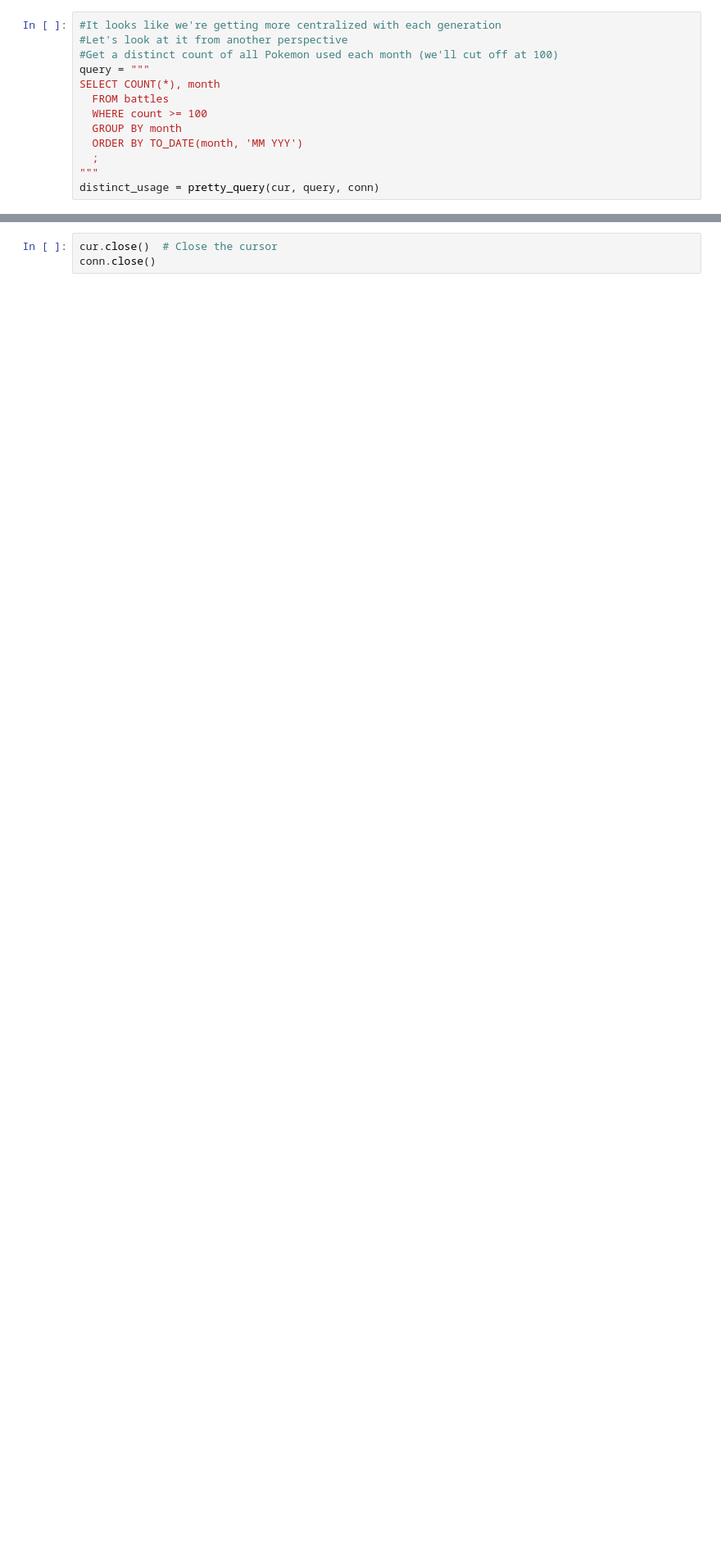
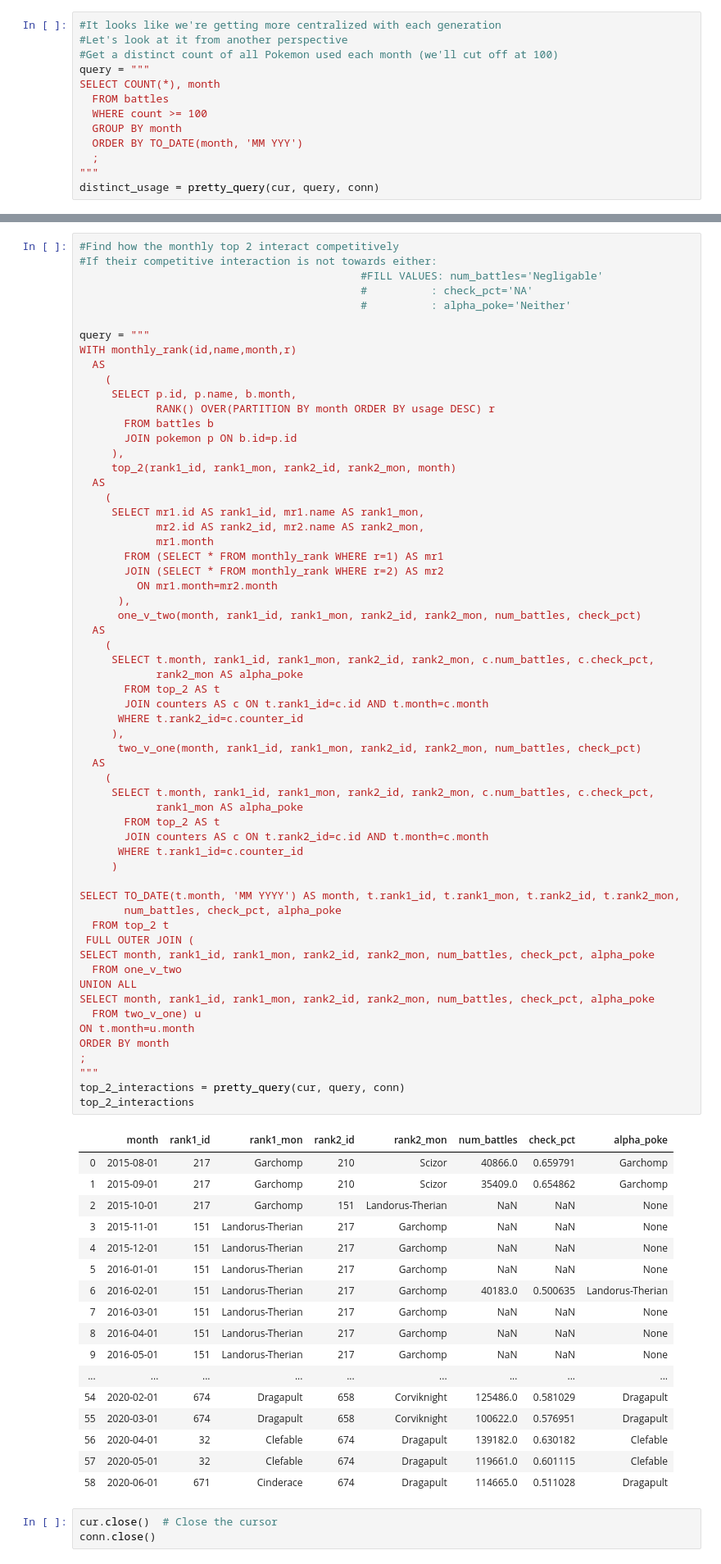
Before and after one commit to isaac-campbell-smith/Pokestars, a Jupyter notebook: notebooks/SQL_eda.ipynb, the cells around one changed output, grey strips where cells are left out. Shown at 82% size. Drawn from its saved outputs; the diff is of its cells as text; blank space fills up the shorter version.

Commit message:
finalized one v two query

```diff
--- a/notebooks/SQL_eda.ipynb
+++ b/notebooks/SQL_eda.ipynb
@@ -312,3 +239,81 @@ top_2_interactions
+# %%
+#Find how the monthly top 2 interact competitively
+#If their competitive interaction is not towards either:
+                                            #FILL VALUES: num_battles='Negligable'
+                                            #          : check_pct='NA'
+                                            #          : alpha_poke='Neither'
+
+query = """
+WITH monthly_rank(id,name,month,r)
+  AS
+    (
+     SELECT p.id, p.name, b.month,
+            RANK() OVER(PARTITION BY month ORDER BY usage DESC) r
+       FROM battles b
+       JOIN pokemon p ON b.id=p.id
+     ),
+     top_2(rank1_id, rank1_mon, rank2_id, rank2_mon, month)
+  AS
+    (
+     SELECT mr1.id AS rank1_id, mr1.name AS rank1_mon,
+            mr2.id AS rank2_id, mr2.name AS rank2_mon,
+            mr1.month
+       FROM (SELECT * FROM monthly_rank WHERE r=1) AS mr1
+       JOIN (SELECT * FROM monthly_rank WHERE r=2) AS mr2
+         ON mr1.month=mr2.month
+      ),
+      one_v_two(month, rank1_id, rank1_mon, rank2_id, rank2_mon, num_battles, check_pct)
+  AS
+    (
+     SELECT t.month, rank1_id, rank1_mon, rank2_id, rank2_mon, c.num_battles, c.check_pct,
+            rank2_mon AS alpha_poke
+       FROM top_2 AS t
+       JOIN counters AS c ON t.rank1_id=c.id AND t.month=c.month
+      WHERE t.rank2_id=c.counter_id
+     ),
+      two_v_one(month, rank1_id, rank1_mon, rank2_id, rank2_mon, num_battles, check_pct)
+  AS
+    (
+     SELECT t.month, rank1_id, rank1_mon, rank2_id, rank2_mon, c.num_battles, c.check_pct,
+            rank1_mon AS alpha_poke
+       FROM top_2 AS t
+       JOIN counters AS c ON t.rank2_id=c.id AND t.month=c.month
+      WHERE t.rank1_id=c.counter_id
+     )
+
+SELECT TO_DATE(t.month, 'MM YYYY') AS month, t.rank1_id, t.rank1_mon, t.rank2_id, t.rank2_mon,
+       num_battles, check_pct, alpha_poke
+  FROM top_2 t
+ FULL OUTER JOIN (
+SELECT month, rank1_id, rank1_mon, rank2_id, rank2_mon, num_battles, check_pct, alpha_poke
+  FROM one_v_two
+UNION ALL
+SELECT month, rank1_id, rank1_mon, rank2_id, rank2_mon, num_battles, check_pct, alpha_poke
+  FROM two_v_one) u
+ON t.month=u.month
+ORDER BY month
+;
+"""
+top_2_interactions = pretty_query(cur, query, conn)
+top_2_interactions
+# %% [output]
+|  | month | rank1_id | rank1_mon | rank2_id | rank2_mon | num_battles | check_pct | alpha_poke |
+| 0 | 2015-08-01 | 217 | Garchomp | 210 | Scizor | 40866.0 | 0.659791 | Garchomp |
+| 1 | 2015-09-01 | 217 | Garchomp | 210 | Scizor | 35409.0 | 0.654862 | Garchomp |
+| 2 | 2015-10-01 | 217 | Garchomp | 151 | Landorus-Therian | NaN | NaN | None |
+| 3 | 2015-11-01 | 151 | Landorus-Therian | 217 | Garchomp | NaN | NaN | None |
+| 4 | 2015-12-01 | 151 | Landorus-Therian | 217 | Garchomp | NaN | NaN | None |
+| 5 | 2016-01-01 | 151 | Landorus-Therian | 217 | Garchomp | NaN | NaN | None |
+| 6 | 2016-02-01 | 151 | Landorus-Therian | 217 | Garchomp | 40183.0 | 0.500635 | Landorus-Therian |
+| 7 | 2016-03-01 | 151 | Landorus-Therian | 217 | Garchomp | NaN | NaN | None |
+| 8 | 2016-04-01 | 151 | Landorus-Therian | 217 | Garchomp | NaN | NaN | None |
+| 9 | 2016-05-01 | 151 | Landorus-Therian | 217 | Garchomp | NaN | NaN | None |
+| ... | ... | ... | ... | ... | ... | ... | ... | ... |
+| 54 | 2020-02-01 | 674 | Dragapult | 658 | Corviknight | 125486.0 | 0.581029 | Dragapult |
+| 55 | 2020-03-01 | 674 | Dragapult | 658 | Corviknight | 100622.0 | 0.576951 | Dragapult |
+| 56 | 2020-04-01 | 32 | Clefable | 674 | Dragapult | 139182.0 | 0.630182 | Clefable |
+| 57 | 2020-05-01 | 32 | Clefable | 674 | Dragapult | 119661.0 | 0.601115 | Clefable |
+| 58 | 2020-06-01 | 671 | Cinderace | 674 | Dragapult | 114665.0 | 0.511028 | Dragapult |
 # %%
 cur.close()  # Close the cursor
 conn.close()
```
Also changed, not shown: parts of 2 cells of this notebook.
